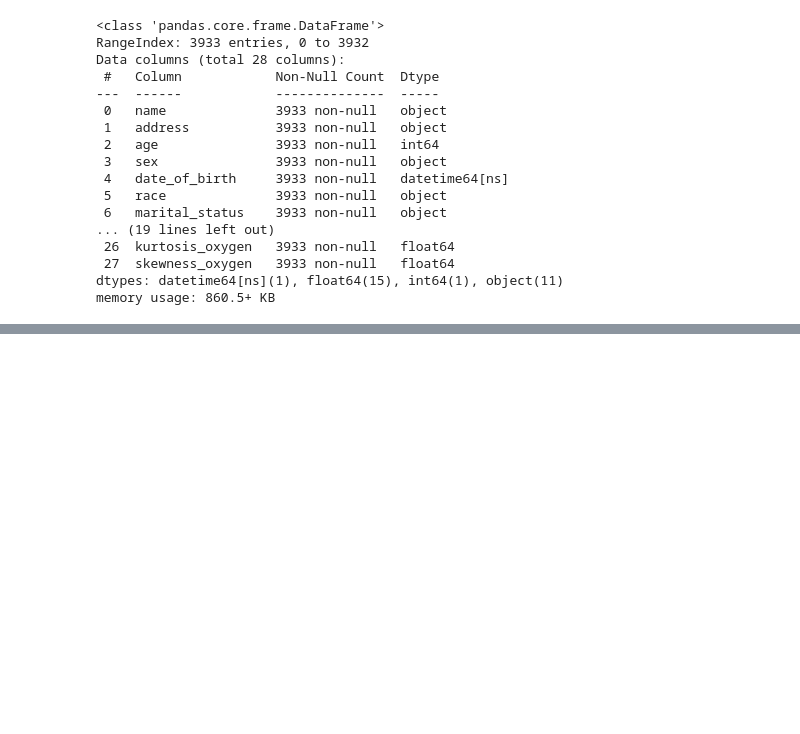
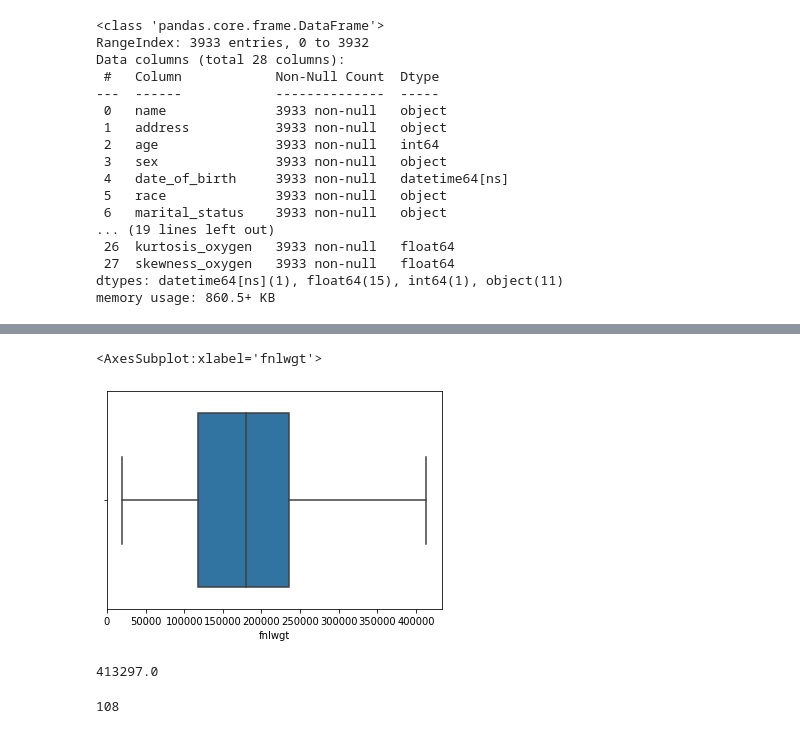
Before and after one commit to martinbudinsky3/diabetes-prediction, a Jupyter notebook: Budinsky_Balekova_Predspracovanie.ipynb, the cells around one changed output, grey strips where cells are left out. Cells and saved outputs as stored; diff of their text form; code cells hidden in the pictures; blank space fills up the shorter version.

```diff
--- a/Budinsky_Balekova_Predspracovanie.ipynb
+++ b/Budinsky_Balekova_Predspracovanie.ipynb
@@ -1226,0 +1380,13 @@ memory usage: 860.5+ KB
+# %%
+sns.boxplot(x=train_data['fnlwgt'])
+# %% [output]
+<AxesSubplot:xlabel='fnlwgt'>
+[figure, added]
+# %%
+train_data['fnlwgt'].max()
+# %% [output]
+413297.0
+# %%
+train_data['fnlwgt'].value_counts().max()
+# %% [output]
+108
```
Also changed, not shown: parts of 110 cells of this notebook.
